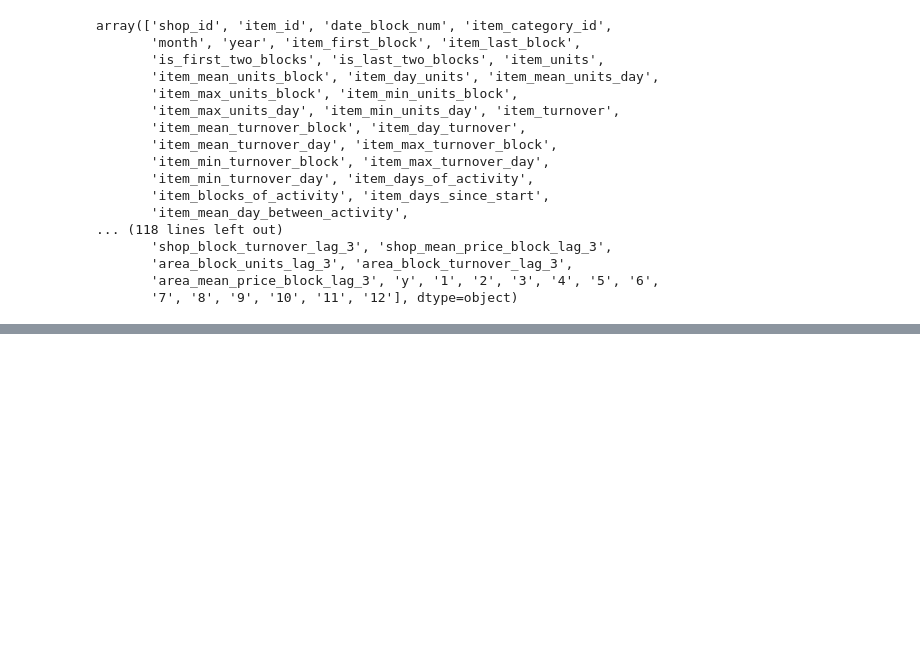
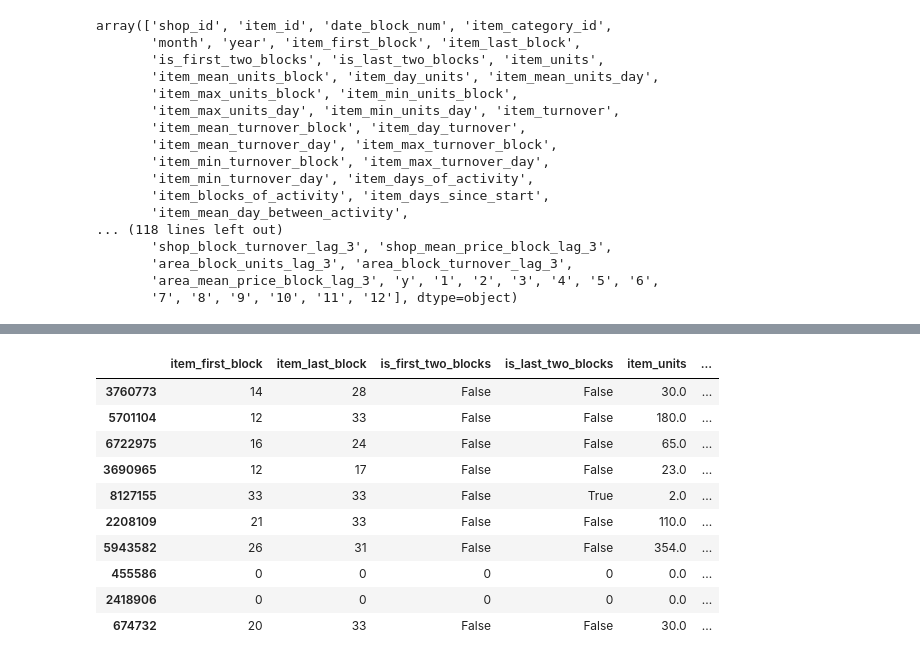
Before and after one commit to stehem/kaggle, a Jupyter notebook: coursera_aml_cds/goddamit.ipynb, the cells around one changed output, grey strips where cells are left out. Saved outputs shown, nothing was run; the diff lists cells and outputs as text; code cells hidden in the pictures; blank space fills up the shorter version.

```diff
--- a/coursera_aml_cds/goddamit.ipynb
+++ b/coursera_aml_cds/goddamit.ipynb
@@ -1680,0 +1659,5 @@ training['y'] = training['y'].fillna(0)
+# %%
+pd.set_option('display.max_rows', 300)
+for col in training.columns:
+    if training.dtypes[col].kind == 'b':
+        print(col, training.dtypes[col])
@@ -1691,8 +1685,8 @@ gc.collect()
 # %%
 x_train = training[training['date_block_num'] < 33]
 y_train = x_train['y']
-x_train = x_train.drop(columns=['y'])
+#x_train = x_train.drop(columns=['y'])
 
 x_val = training[training['date_block_num'] == 33]
 y_val = x_val['y']
-x_val = x_val.drop(columns=['y'])
+#x_val = x_val.drop(columns=['y'])
@@ -1916,0 +2008,17 @@ array(['item_block_units_lag_1', 'shop_category_units',
+# %%
+pd.set_option('display.max_columns', None)
+pd.set_option('display.expand_frame_repr', False)
+pd.set_option('max_colwidth', -1)
+x_train[cb_features].sample(10)
+# %% [output]
+|  | item_first_block | item_last_block | is_first_two_blocks | is_last_two_blocks | item_units | ... |
+| 3760773 | 14 | 28 | False | False | 30.0 | ... |
+| 5701104 | 12 | 33 | False | False | 180.0 | ... |
+| 6722975 | 16 | 24 | False | False | 65.0 | ... |
+| 3690965 | 12 | 17 | False | False | 23.0 | ... |
+| 8127155 | 33 | 33 | False | True | 2.0 | ... |
+| 2208109 | 21 | 33 | False | False | 110.0 | ... |
+| 5943582 | 26 | 31 | False | False | 354.0 | ... |
+| 455586 | 0 | 0 | 0 | 0 | 0.0 | ... |
+| 2418906 | 0 | 0 | 0 | 0 | 0.0 | ... |
+| 674732 | 20 | 33 | False | False | 30.0 | ... |
```
Also changed, not shown: parts of 45 cells of this notebook, 6 other files.
